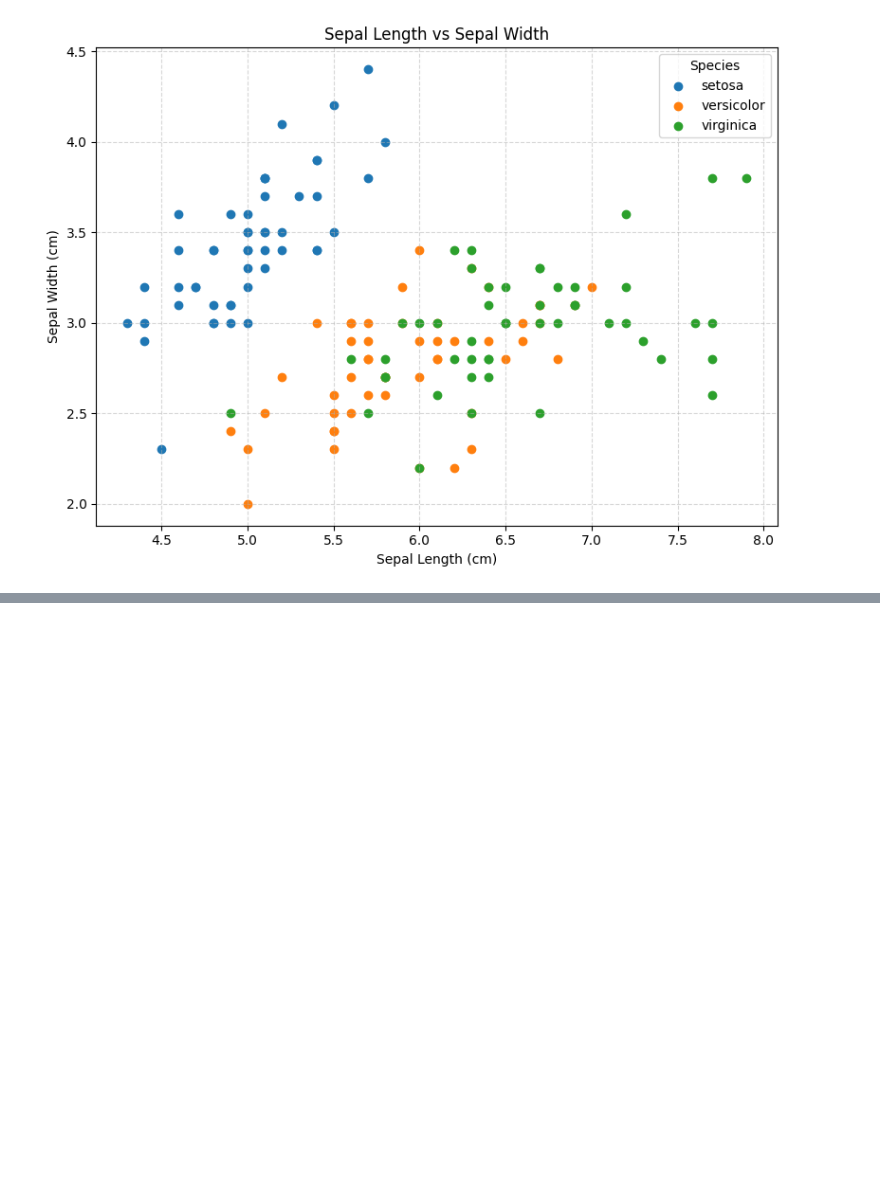
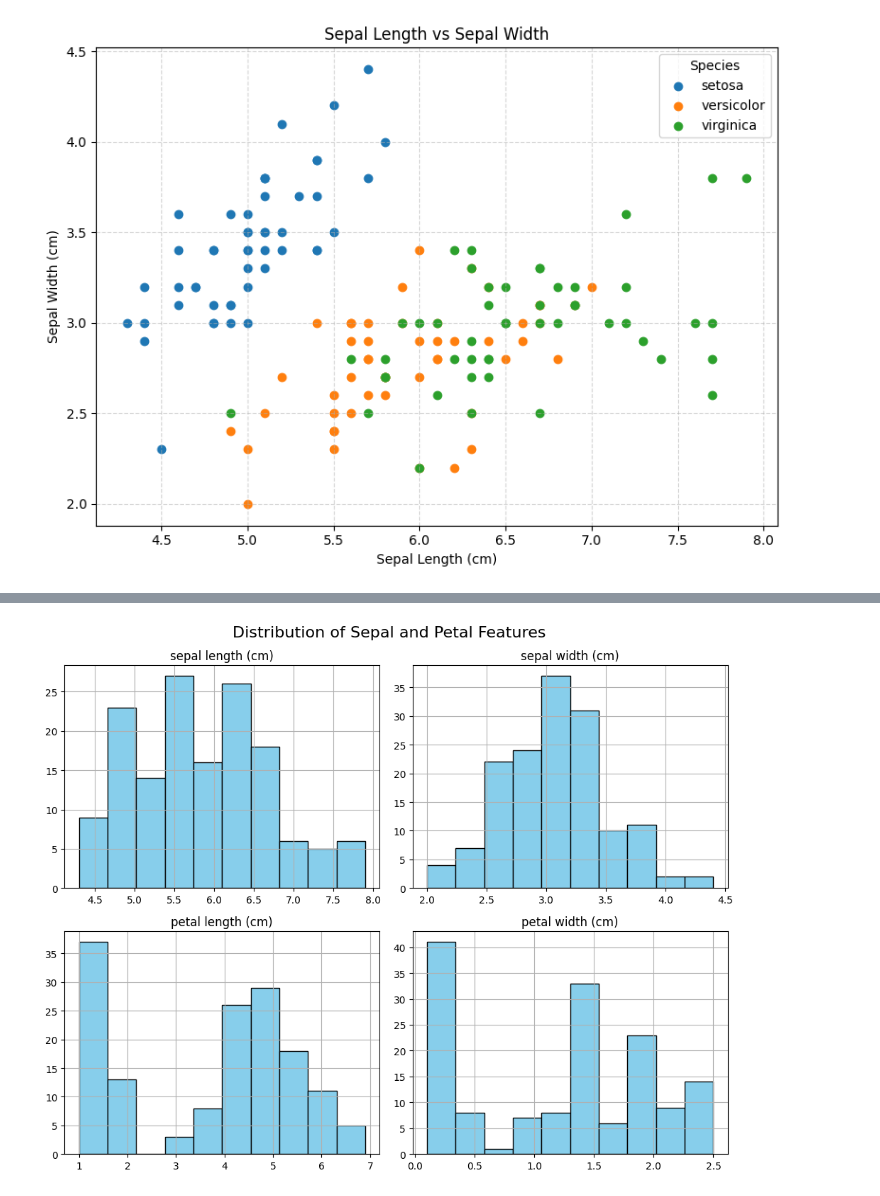
Before and after one commit to ThodupunooriSaiManish/Machine_Learning, a Jupyter notebook: Machine_Learning_Lab.ipynb, the cells around one changed output, grey strips where cells are left out. Drawn from its saved outputs; the diff is of its cells as text; code cells hidden in the pictures; blank space fills up the shorter version.

```diff
--- a/Machine_Learning_Lab.ipynb
+++ b/Machine_Learning_Lab.ipynb
@@ -734,0 +756,10 @@ plt.show()
+# %%
+#13
+
+# Plot histograms for all features
+df.hist(figsize=(10, 8), color='skyblue', edgecolor='black')
+plt.suptitle('Distribution of Sepal and Petal Features', fontsize=16)
+plt.tight_layout()
+plt.show()
+# %% [output]
+[figure, added]
```
Also changed, not shown: parts of 4 cells of this notebook.
